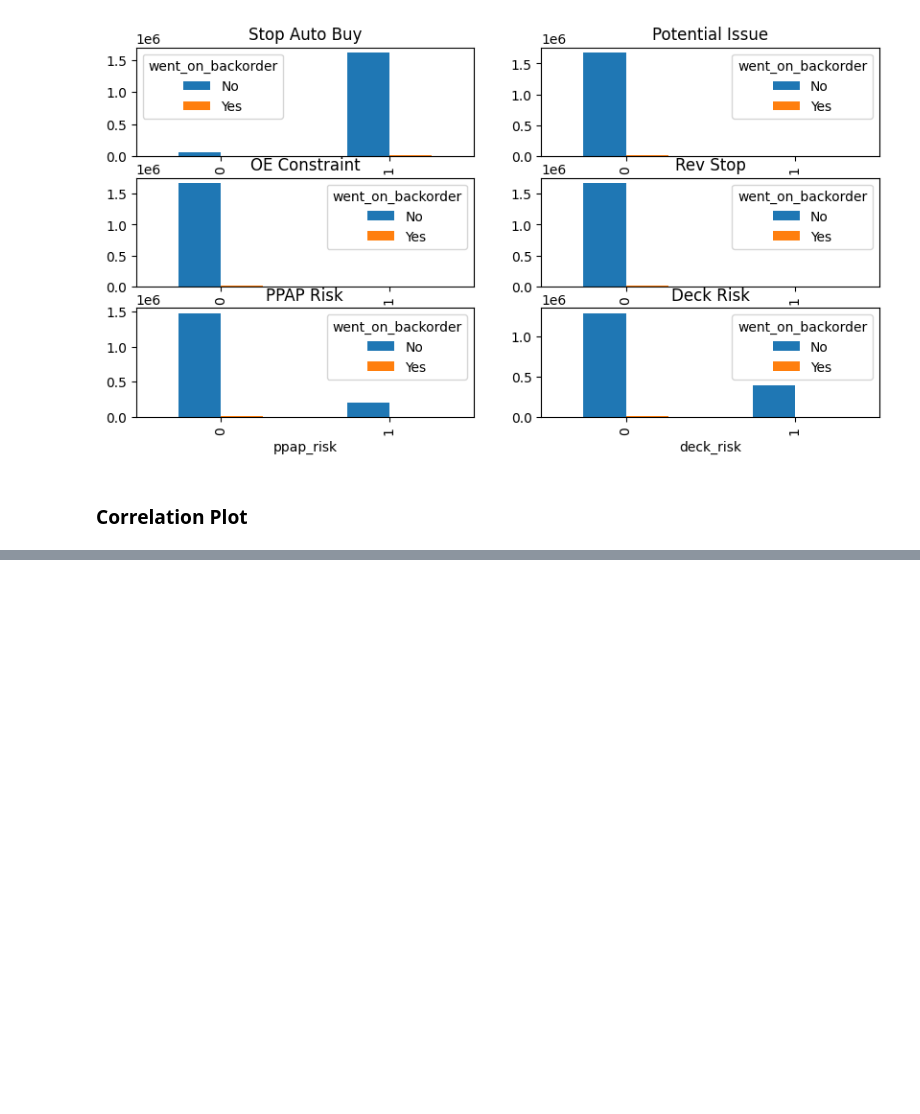
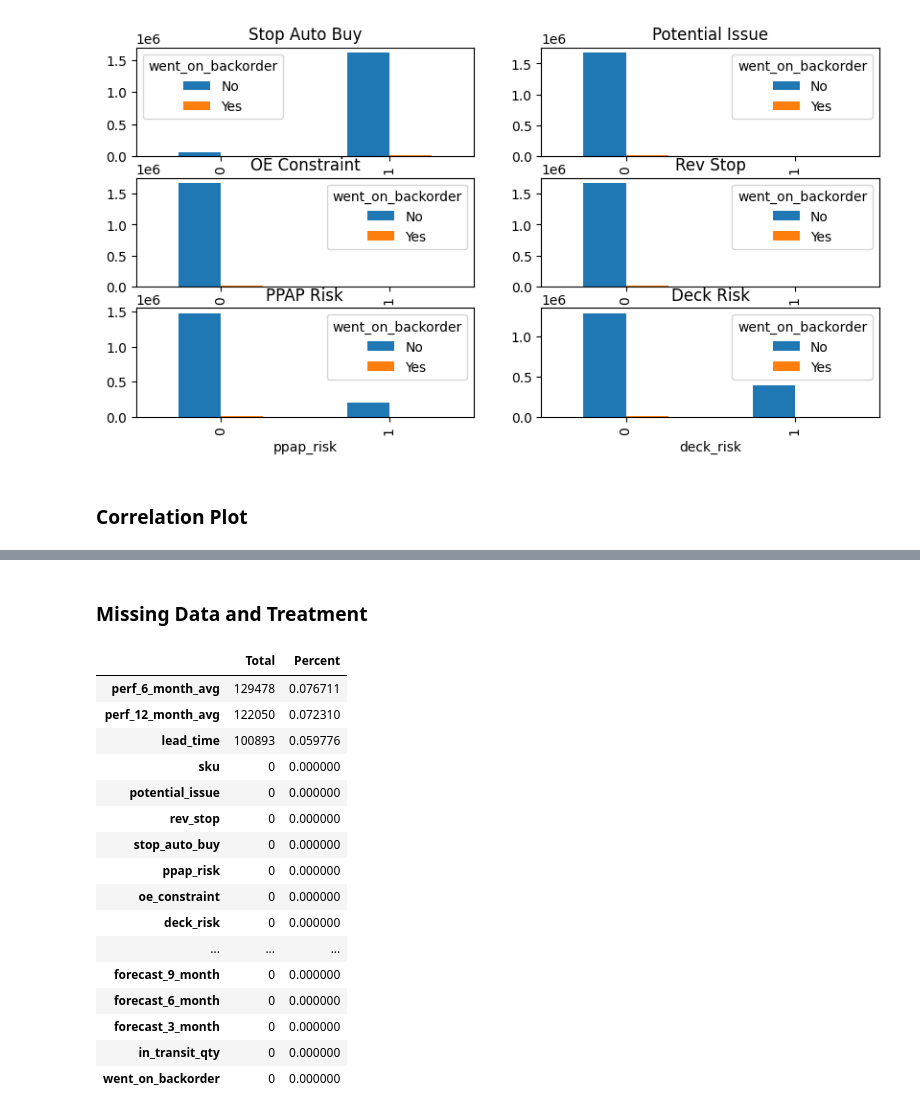
Before and after one commit to harendra263/Backorder_Prediction, a Jupyter notebook: nbs/EDA-1.ipynb, the cells around one changed output, grey strips where cells are left out. Cells and saved outputs as stored; diff of their text form; code cells hidden in the pictures; blank space fills up the shorter version.

```diff
--- a/nbs/EDA-1.ipynb
+++ b/nbs/EDA-1.ipynb
@@ -179,0 +196,25 @@ plt.savefig("../img/Categories_with_targets.png")
+# %% [markdown]
+### Missing Data and Treatment
+# %%
+total = merged.isnull().sum().sort_values(ascending=False)
+percent = (merged.isnull().sum()/ merged.isnull().count()).sort_values(ascending=False)
+missing_data = pd.concat([total, percent], axis=1, keys=['Total', 'Percent'])
+missing_data
+# %% [output]
+|  | Total | Percent |
+| perf_6_month_avg | 129478 | 0.076711 |
+| perf_12_month_avg | 122050 | 0.072310 |
+| lead_time | 100893 | 0.059776 |
+| sku | 0 | 0.000000 |
+| potential_issue | 0 | 0.000000 |
+| rev_stop | 0 | 0.000000 |
+| stop_auto_buy | 0 | 0.000000 |
+| ppap_risk | 0 | 0.000000 |
+| oe_constraint | 0 | 0.000000 |
+| deck_risk | 0 | 0.000000 |
+| ... | ... | ... |
+| forecast_9_month | 0 | 0.000000 |
+| forecast_6_month | 0 | 0.000000 |
+| forecast_3_month | 0 | 0.000000 |
+| in_transit_qty | 0 | 0.000000 |
+| went_on_backorder | 0 | 0.000000 |
```
Also changed, not shown: parts of 5 cells of this notebook, 6 other files.
